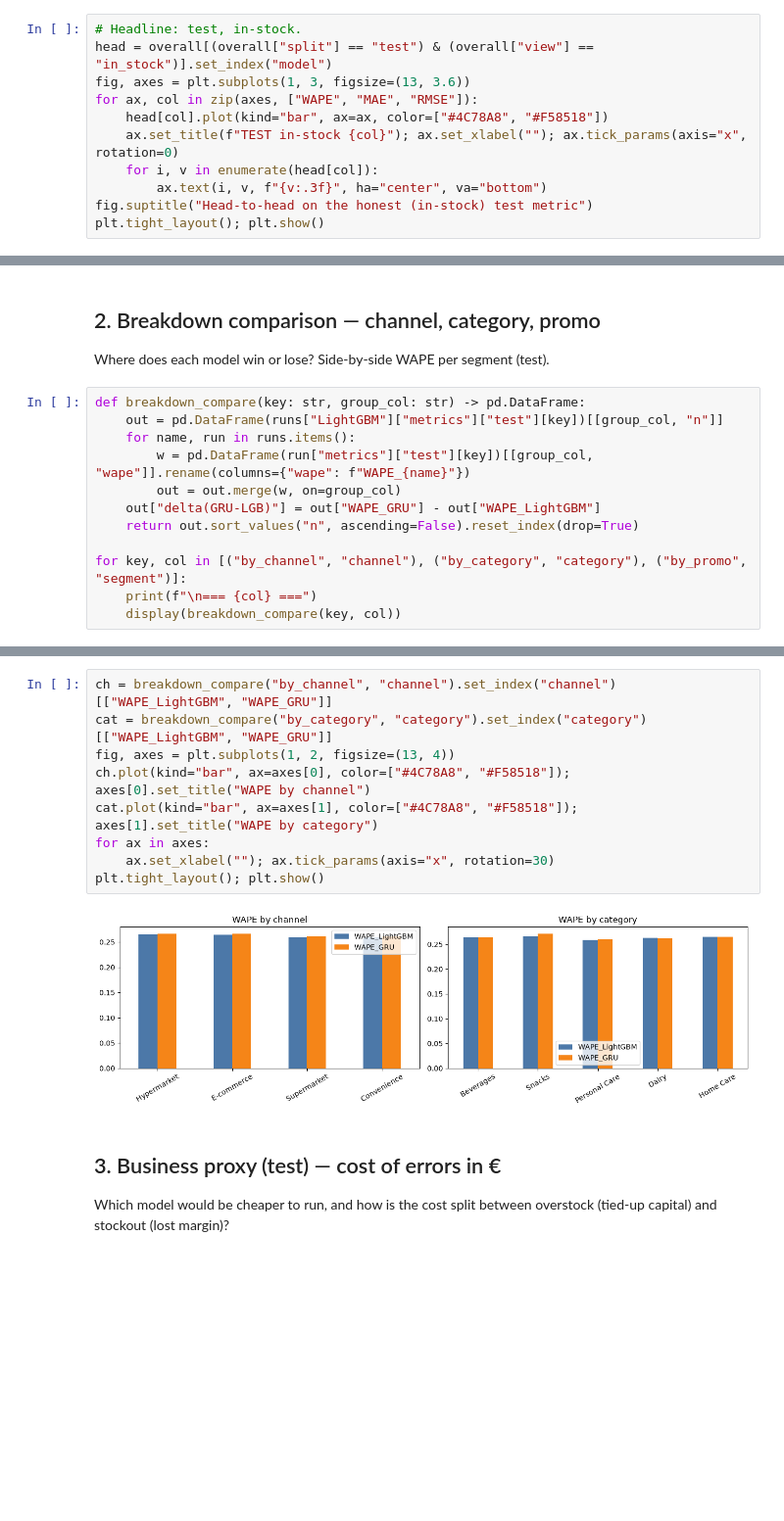
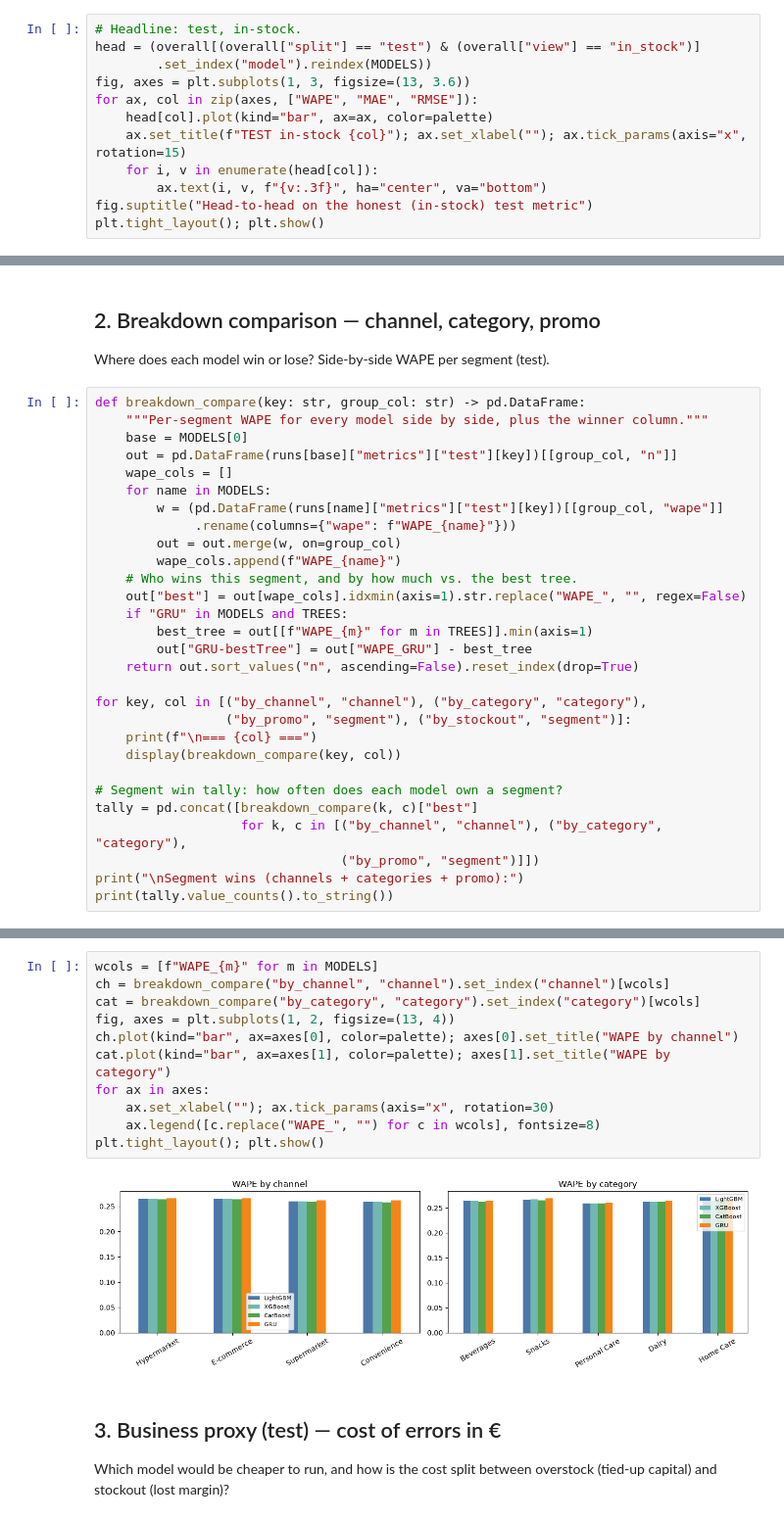
Before and after one commit to sush4nt/time-series-forecasting, a Jupyter notebook: notebooks/model_comparison.ipynb, the cells around one changed output, grey strips where cells are left out. Shown at 98% size. Saved outputs shown, nothing was run; the diff lists cells and outputs as text; blank space fills up the shorter version.

```diff
--- a/notebooks/model_comparison.ipynb
+++ b/notebooks/model_comparison.ipynb
@@ -82,10 +103,11 @@ overall.pivot_table(index=["split", "view"], columns="model",
 # %%
 # Headline: test, in-stock.
-head = overall[(overall["split"] == "test") & (overall["view"] == "in_stock")].set_index("model")
+head = (overall[(overall["split"] == "test") & (overall["view"] == "in_stock")]
+        .set_index("model").reindex(MODELS))
 fig, axes = plt.subplots(1, 3, figsize=(13, 3.6))
 for ax, col in zip(axes, ["WAPE", "MAE", "RMSE"]):
-    head[col].plot(kind="bar", ax=ax, color=["#4C78A8", "#F58518"])
-    ax.set_title(f"TEST in-stock {col}"); ax.set_xlabel(""); ax.tick_params(axis="x", rotation=0)
+    head[col].plot(kind="bar", ax=ax, color=palette)
+    ax.set_title(f"TEST in-stock {col}"); ax.set_xlabel(""); ax.tick_params(axis="x", rotation=15)
     for i, v in enumerate(head[col]):
         ax.text(i, v, f"{v:.3f}", ha="center", va="bottom")
 fig.suptitle("Head-to-head on the honest (in-stock) test metric")
@@ -98,15 +120,32 @@ plt.tight_layout(); plt.show()
 Where does each model win or lose? Side-by-side WAPE per segment (test).
 # %%
 def breakdown_compare(key: str, group_col: str) -> pd.DataFrame:
-    out = pd.DataFrame(runs["LightGBM"]["metrics"]["test"][key])[[group_col, "n"]]
-    for name, run in runs.items():
-        w = pd.DataFrame(run["metrics"]["test"][key])[[group_col, "wape"]].rename(columns={"wape": f"WAPE_{name}"})
+    """Per-segment WAPE for every model side by side, plus the winner column."""
+    base = MODELS[0]
+    out = pd.DataFrame(runs[base]["metrics"]["test"][key])[[group_col, "n"]]
+    wape_cols = []
+    for name in MODELS:
+        w = (pd.DataFrame(runs[name]["metrics"]["test"][key])[[group_col, "wape"]]
+             .rename(columns={"wape": f"WAPE_{name}"}))
         out = out.merge(w, on=group_col)
-    out["delta(GRU-LGB)"] = out["WAPE_GRU"] - out["WAPE_LightGBM"]
+        wape_cols.append(f"WAPE_{name}")
+    # Who wins this segment, and by how much vs. the best tree.
+    out["best"] = out[wape_cols].idxmin(axis=1).str.replace("WAPE_", "", regex=False)
+    if "GRU" in MODELS and TREES:
+        best_tree = out[[f"WAPE_{m}" for m in TREES]].min(axis=1)
+        out["GRU-bestTree"] = out["WAPE_GRU"] - best_tree
     return out.sort_values("n", ascending=False).reset_index(drop=True)
 
-for key, col in [("by_channel", "channel"), ("by_category", "category"), ("by_promo", "segment")]:
+for key, col in [("by_channel", "channel"), ("by_category", "category"),
+                 ("by_promo", "segment"), ("by_stockout", "segment")]:
     print(f"\n=== {col} ===")
     display(breakdown_compare(key, col))
+
+# Segment win tally: how often does each model own a segment?
+tally = pd.concat([breakdown_compare(k, c)["best"]
+                   for k, c in [("by_channel", "channel"), ("by_category", "category"),
+                                ("by_promo", "segment")]])
+print("\nSegment wins (channels + categories + promo):")
+print(tally.value_counts().to_string())
 # %% [output]
 === channel ===
@@ -129,14 +175,16 @@ for key, col in [("by_channel", "channel"), ("by_category", "category"), ("by_pr
 # %%
-ch = breakdown_compare("by_channel", "channel").set_index("channel")[["WAPE_LightGBM", "WAPE_GRU"]]
-cat = breakdown_compare("by_category", "category").set_index("category")[["WAPE_LightGBM", "WAPE_GRU"]]
+wcols = [f"WAPE_{m}" for m in MODELS]
+ch = breakdown_compare("by_channel", "channel").set_index("channel")[wcols]
+cat = breakdown_compare("by_category", "category").set_index("category")[wcols]
 fig, axes = plt.subplots(1, 2, figsize=(13, 4))
-ch.plot(kind="bar", ax=axes[0], color=["#4C78A8", "#F58518"]); axes[0].set_title("WAPE by channel")
-cat.plot(kind="bar", ax=axes[1], color=["#4C78A8", "#F58518"]); axes[1].set_title("WAPE by category")
+ch.plot(kind="bar", ax=axes[0], color=palette); axes[0].set_title("WAPE by channel")
+cat.plot(kind="bar", ax=axes[1], color=palette); axes[1].set_title("WAPE by category")
 for ax in axes:
     ax.set_xlabel(""); ax.tick_params(axis="x", rotation=30)
+    ax.legend([c.replace("WAPE_", "") for c in wcols], fontsize=8)
 plt.tight_layout(); plt.show()
 # %% [output]
-[figure, old version]
+[figure, new version]
 # %% [markdown]
 ## 3. Business proxy (test) — cost of errors in €
 
```
Also changed, not shown: parts of 12 cells of this notebook, 9 other files.
